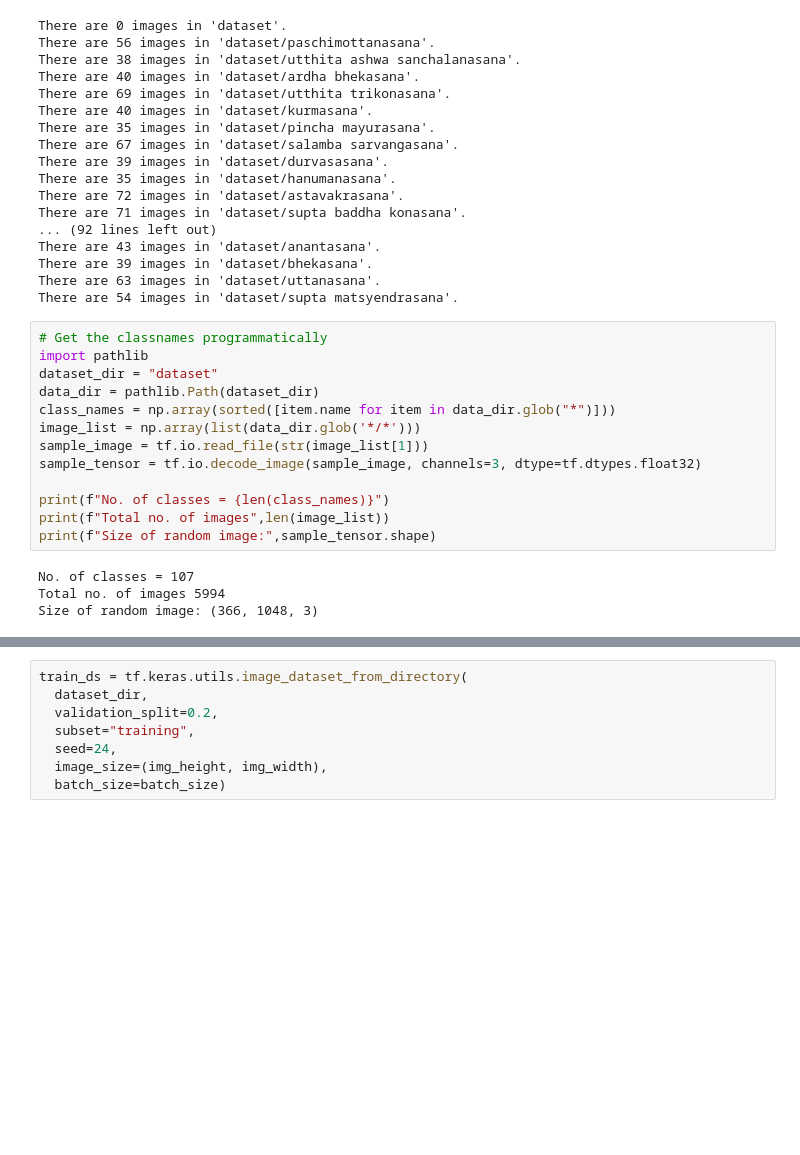
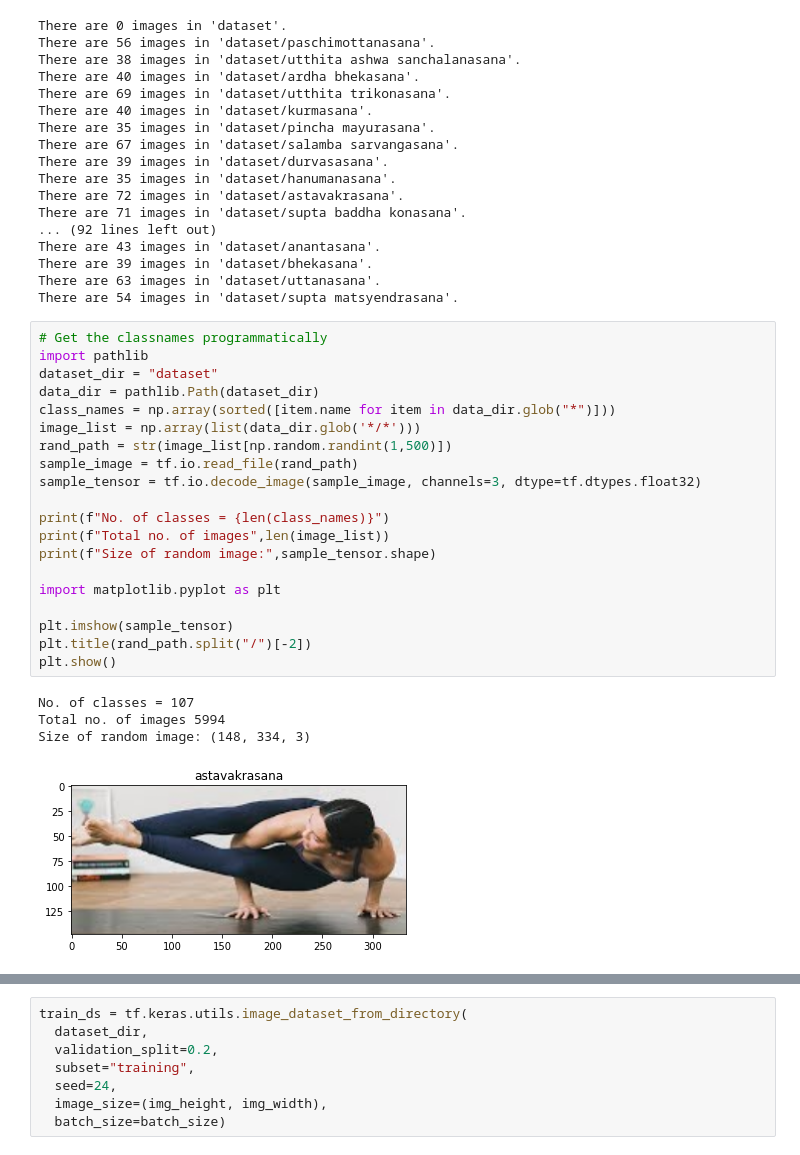
Before and after one commit to bimarshak7/yoga-pose-classification, a Jupyter notebook: yoga_big.ipynb, the cells around one changed output, grey strips where cells are left out. Saved outputs shown, nothing was run; the diff lists cells and outputs as text; blank space fills up the shorter version.

```diff
--- a/yoga_big.ipynb
+++ b/yoga_big.ipynb
@@ -52,19 +52,27 @@ There are 54 images in 'dataset/supta matsyendrasana'.
 # %%
 # Get the classnames programmatically
 import pathlib
 dataset_dir = "dataset"
 data_dir = pathlib.Path(dataset_dir)
 class_names = np.array(sorted([item.name for item in data_dir.glob("*")]))
 image_list = np.array(list(data_dir.glob('*/*')))
-sample_image = tf.io.read_file(str(image_list[1]))
+rand_path = str(image_list[np.random.randint(1,500)])
+sample_image = tf.io.read_file(rand_path)
 sample_tensor = tf.io.decode_image(sample_image, channels=3, dtype=tf.dtypes.float32)
 
 print(f"No. of classes = {len(class_names)}")
 print(f"Total no. of images",len(image_list))
 print(f"Size of random image:",sample_tensor.shape)
+
+import matplotlib.pyplot as plt
+
+plt.imshow(sample_tensor)
+plt.title(rand_path.split("/")[-2])
+plt.show()
 # %% [output]
 No. of classes = 107
 Total no. of images 5994
-Size of random image: (366, 1048, 3)
+Size of random image: (148, 334, 3)
+[figure, added]
 # %%
 batch_size = 32
```
Also changed, not shown: parts of 5 cells of this notebook.
